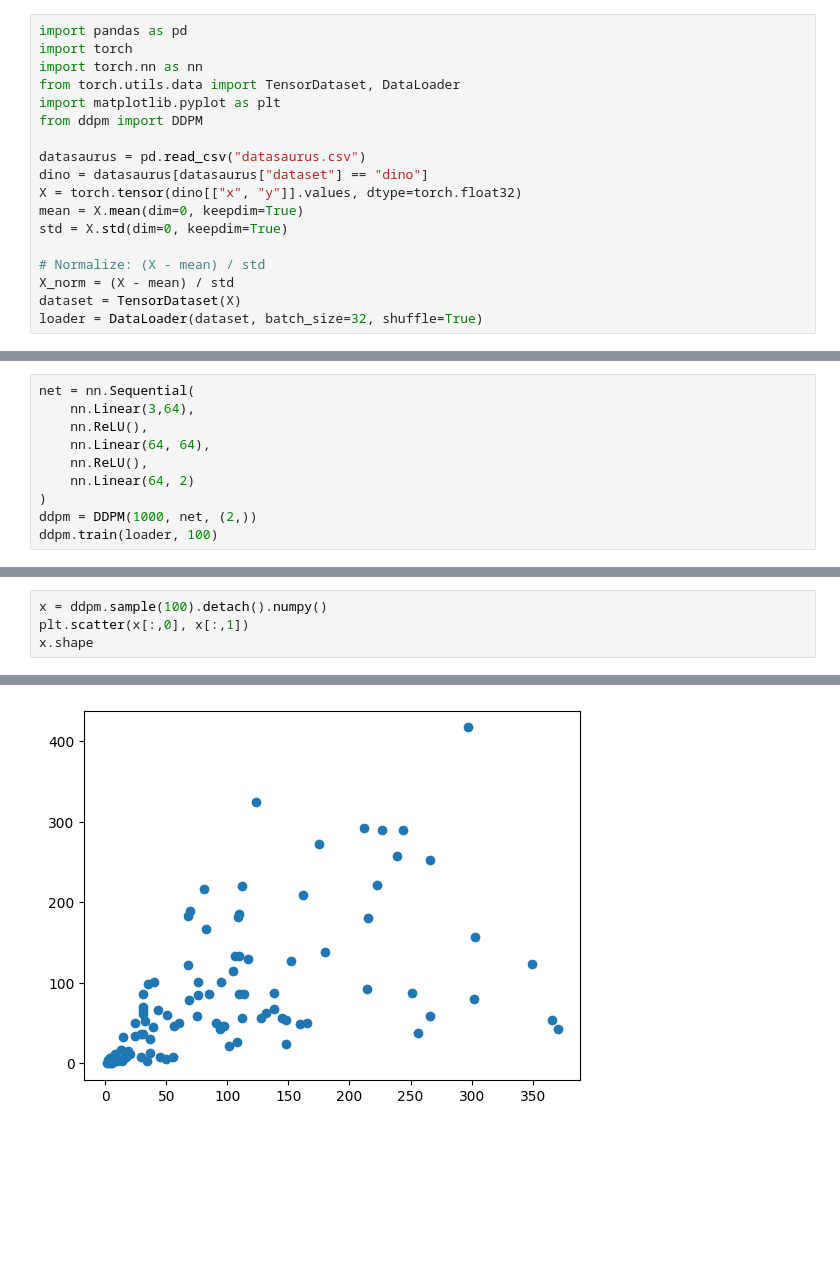
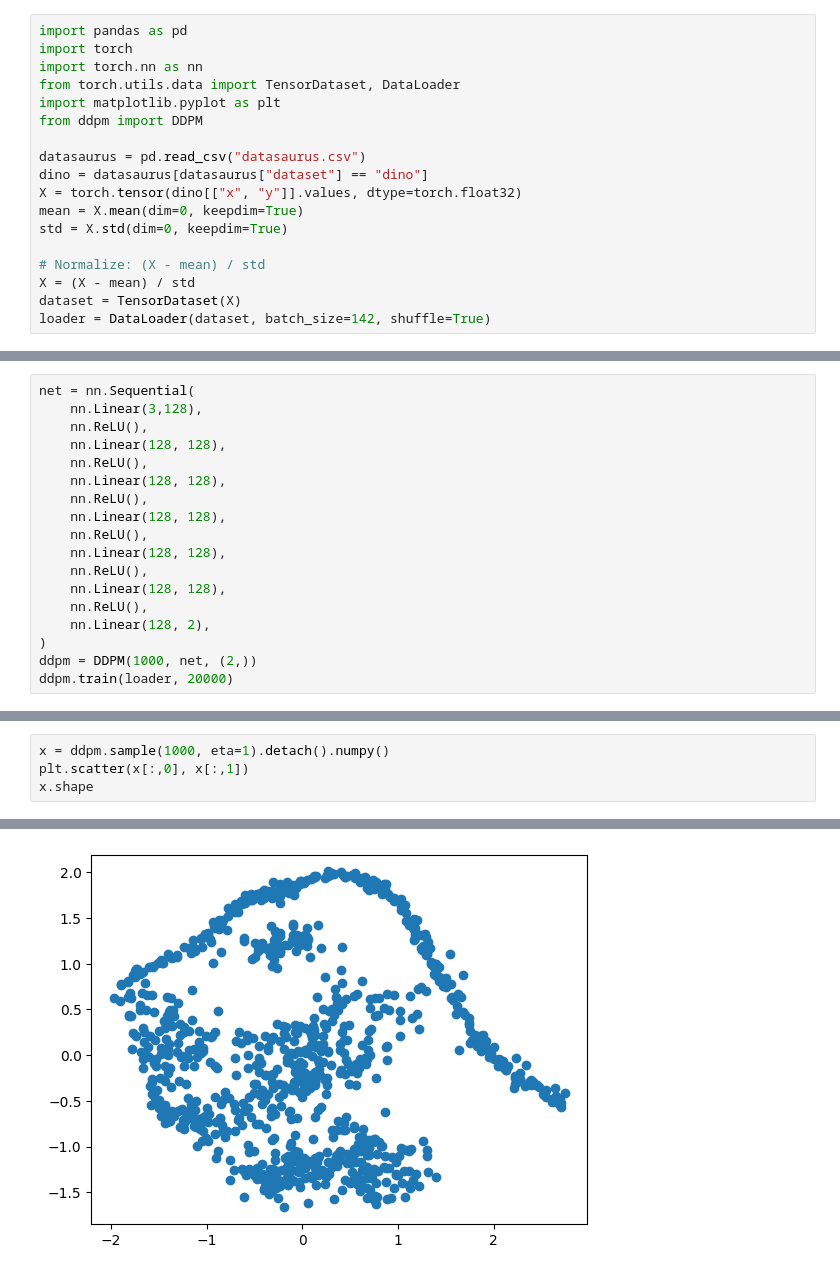
Before and after one commit to gaetannarozniak/monte-carlo-guided-diffusion, a Jupyter notebook: test_diffusion.ipynb, the cells around one changed output, grey strips where cells are left out. Cells and saved outputs as stored; diff of their text form; blank space fills up the shorter version.

```diff
--- a/test_diffusion.ipynb
+++ b/test_diffusion.ipynb
@@ -13,6 +13,6 @@ mean = X.mean(dim=0, keepdim=True)
 std = X.std(dim=0, keepdim=True)
 
 # Normalize: (X - mean) / std
-X_norm = (X - mean) / std
+X = (X - mean) / std
 dataset = TensorDataset(X)
-loader = DataLoader(dataset, batch_size=32, shuffle=True)
+loader = DataLoader(dataset, batch_size=142, shuffle=True)
@@ -23,10 +19,18 @@ torch.Size([142, 2])
 # %%
 net = nn.Sequential(
-    nn.Linear(3,64),
+    nn.Linear(3,128),
     nn.ReLU(),
-    nn.Linear(64, 64),
+    nn.Linear(128, 128),
     nn.ReLU(),
-    nn.Linear(64, 2)
+    nn.Linear(128, 128),
+    nn.ReLU(),
+    nn.Linear(128, 128),
+    nn.ReLU(),
+    nn.Linear(128, 128),
+    nn.ReLU(),
+    nn.Linear(128, 128),
+    nn.ReLU(),
+    nn.Linear(128, 2),
 )
 ddpm = DDPM(1000, net, (2,))
-ddpm.train(loader, 100)
+ddpm.train(loader, 20000)
@@ -51,5 +37,5 @@ epoch 99: mean loss = 0.7959129273891449
 # %%
-x = ddpm.sample(100).detach().numpy()
+x = ddpm.sample(1000, eta=1).detach().numpy()
 plt.scatter(x[:,0], x[:,1])
 x.shape
 # %% [output]
@@ -57 +43 @@ x.shape
-[figure, old version]
+[figure, new version]
```
Also changed, not shown: parts of 3 cells of this notebook, 2 other files.
